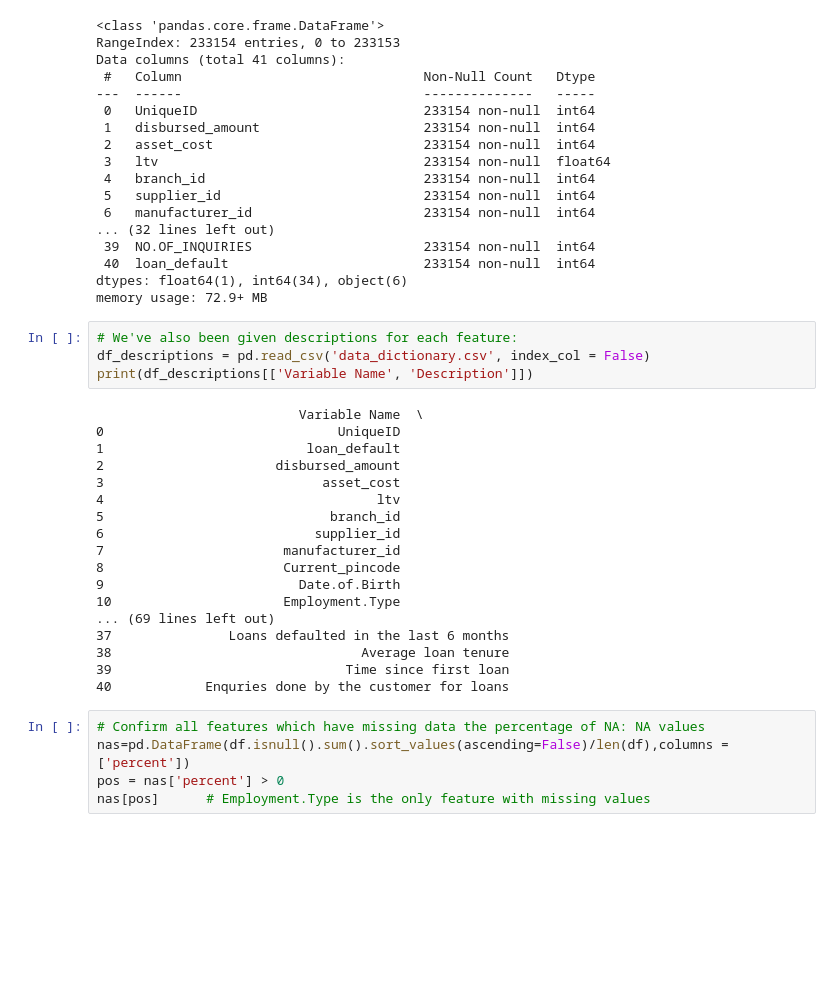
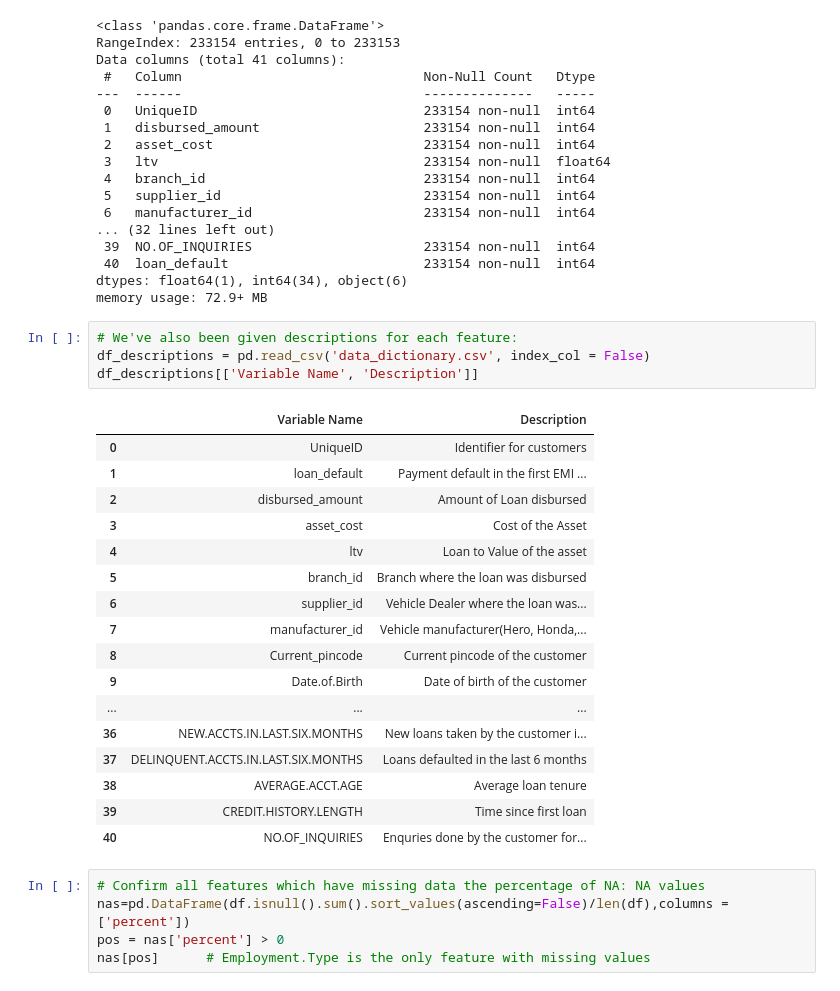
Before and after one commit to steviekwonders/Capstone-2, a Jupyter notebook: Vehicle Loan File Data Wrangling/Vehicle Loan Payment Data Wrangling.ipynb, the cells around one changed output. Saved outputs shown, nothing was run; the diff lists cells and outputs as text; blank space fills up the shorter version.

```diff
--- a/Vehicle Loan File Data Wrangling/Vehicle Loan Payment Data Wrangling.ipynb
+++ b/Vehicle Loan File Data Wrangling/Vehicle Loan Payment Data Wrangling.ipynb
@@ -53,25 +53,25 @@ memory usage: 72.9+ MB
 # %%
 # We've also been given descriptions for each feature:
 df_descriptions = pd.read_csv('data_dictionary.csv', index_col = False)
-print(df_descriptions[['Variable Name', 'Description']])
+df_descriptions[['Variable Name', 'Description']]
 # %% [output]
-                          Variable Name  \
-0                              UniqueID
-1                          loan_default
-2                      disbursed_amount
-3                            asset_cost
-4                                   ltv
-5                             branch_id
-6                           supplier_id
-7                       manufacturer_id
-8                       Current_pincode
-9                         Date.of.Birth
-10                      Employment.Type
-... (69 lines left out)
-37               Loans defaulted in the last 6 months
-38                                Average loan tenure
-39                              Time since first loan
-40            Enquries done by the customer for loans
+|  | Variable Name | Description |
+| 0 | UniqueID | Identifier for customers |
+| 1 | loan_default | Payment default in the first EMI ... |
+| 2 | disbursed_amount | Amount of Loan disbursed |
+| 3 | asset_cost | Cost of the Asset |
+| 4 | ltv | Loan to Value of the asset |
+| 5 | branch_id | Branch where the loan was disbursed |
+| 6 | supplier_id | Vehicle Dealer where the loan was... |
+| 7 | manufacturer_id | Vehicle manufacturer(Hero, Honda,... |
+| 8 | Current_pincode | Current pincode of the customer |
+| 9 | Date.of.Birth | Date of birth of the customer |
+| ... | ... | ... |
+| 36 | NEW.ACCTS.IN.LAST.SIX.MONTHS | New loans taken by the customer i... |
+| 37 | DELINQUENT.ACCTS.IN.LAST.SIX.MONTHS | Loans defaulted in the last 6 months |
+| 38 | AVERAGE.ACCT.AGE | Average loan tenure |
+| 39 | CREDIT.HISTORY.LENGTH | Time since first loan |
+| 40 | NO.OF_INQUIRIES | Enquries done by the customer for... |
 # %%
 # Confirm all features which have missing data the percentage of NA: NA values
 nas=pd.DataFrame(df.isnull().sum().sort_values(ascending=False)/len(df),columns = ['percent'])
```
Also changed, not shown: parts of 10 cells of this notebook.
